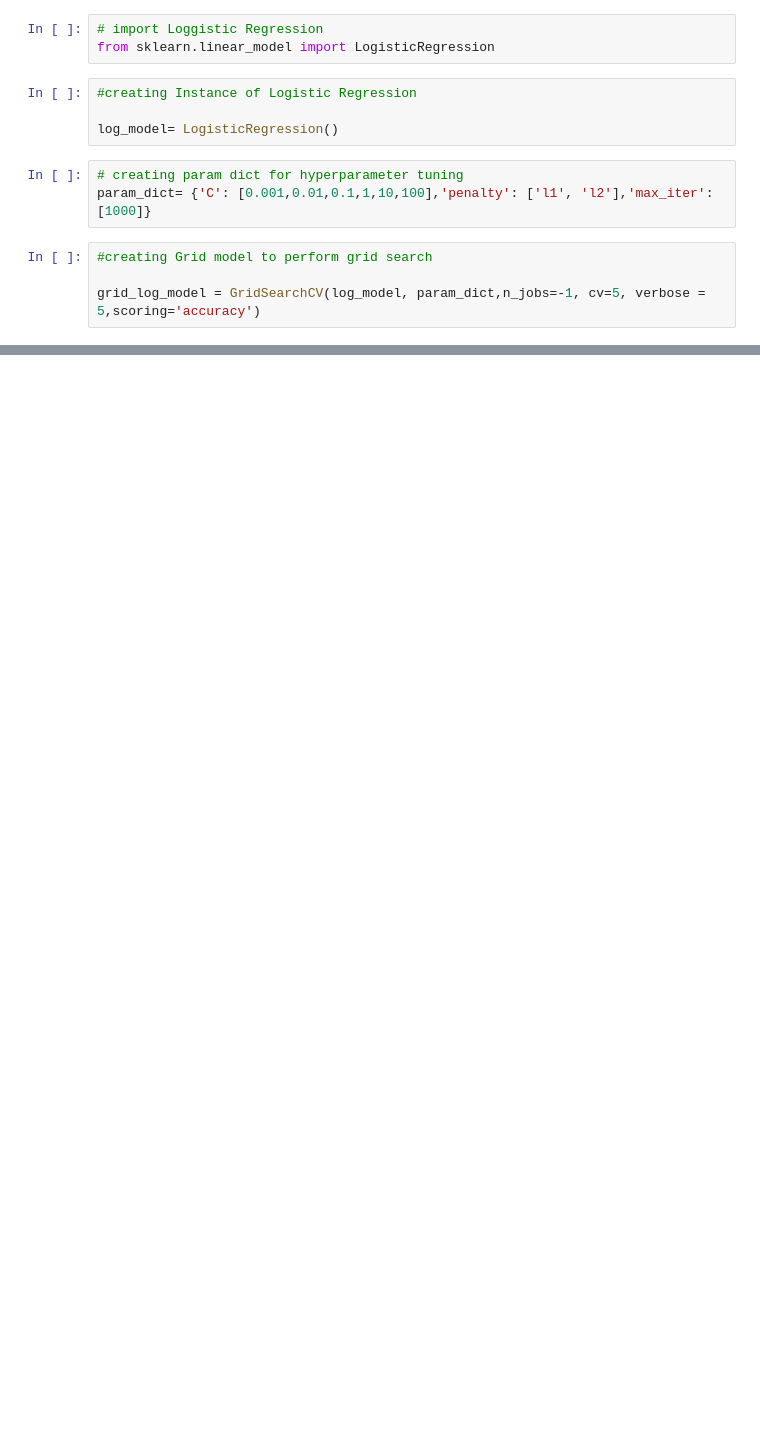
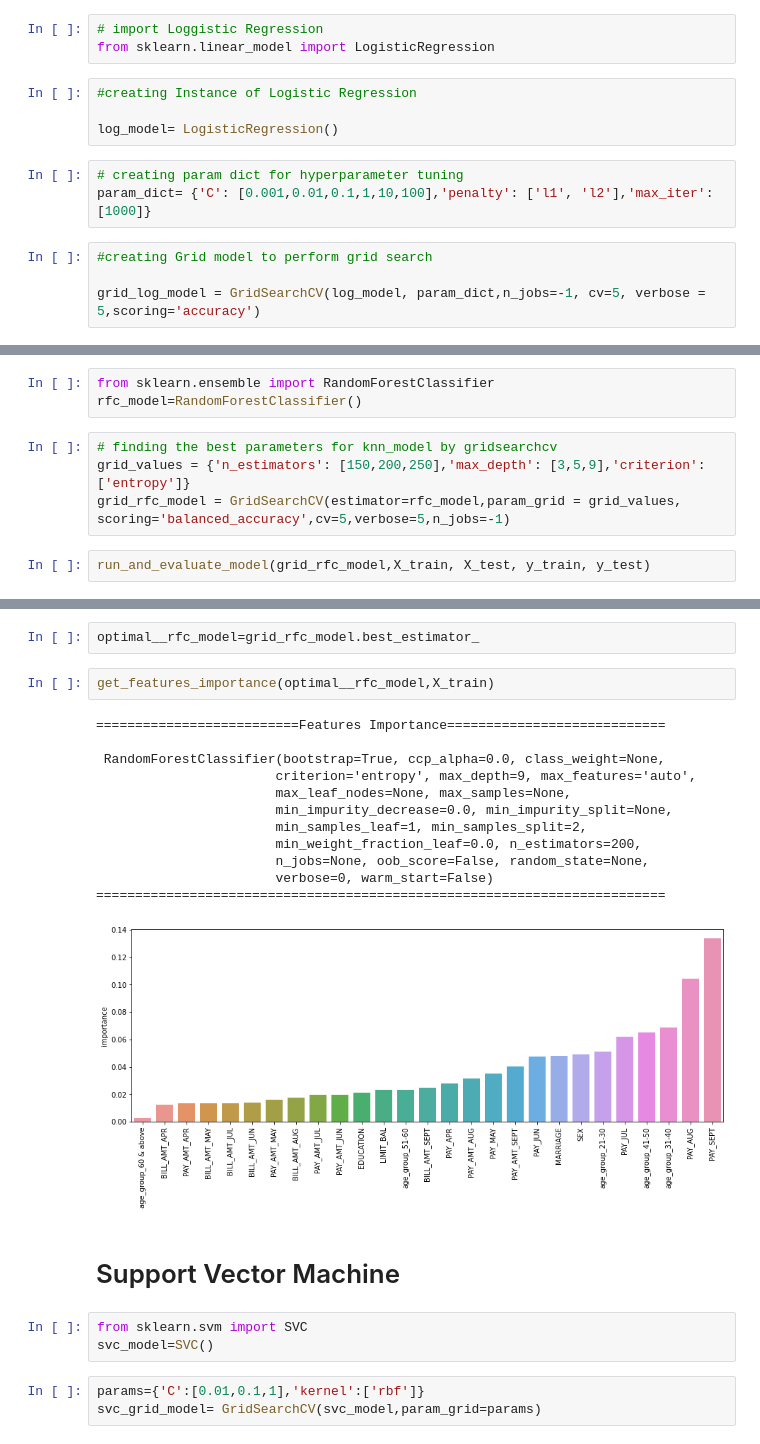
Before and after one commit to Aaryant31/Credit-Card-Default-Prediction, a Jupyter notebook: Rahul_kumar_soni_Credit_Card_Default_Prediction_Capstone_Project.ipynb, the cells around one changed output, grey strips where cells are left out. Drawn from its saved outputs; the diff is of its cells as text; blank space fills up the shorter version.

```diff
--- a/Rahul_kumar_soni_Credit_Card_Default_Prediction_Capstone_Project.ipynb
+++ b/Rahul_kumar_soni_Credit_Card_Default_Prediction_Capstone_Project.ipynb
@@ -694,0 +781,9 @@ the auc  is  0.8187989244620063
+# %%
+from sklearn.ensemble import RandomForestClassifier
+rfc_model=RandomForestClassifier()
+# %%
+# finding the best parameters for knn_model by gridsearchcv
+grid_values = {'n_estimators': [150,200,250],'max_depth': [3,5,9],'criterion': ['entropy']}
+grid_rfc_model = GridSearchCV(estimator=rfc_model,param_grid = grid_values, scoring='balanced_accuracy',cv=5,verbose=5,n_jobs=-1)
+# %%
+run_and_evaluate_model(grid_rfc_model,X_train, X_test, y_train, y_test)
@@ -694,0 +823,25 @@ the auc  is  0.8187989244620063
+# %%
+optimal__rfc_model=grid_rfc_model.best_estimator_
+# %%
+get_features_importance(optimal__rfc_model,X_train)
+# %% [output]
+==========================Features Importance============================
+
+ RandomForestClassifier(bootstrap=True, ccp_alpha=0.0, class_weight=None,
+                       criterion='entropy', max_depth=9, max_features='auto',
+                       max_leaf_nodes=None, max_samples=None,
+                       min_impurity_decrease=0.0, min_impurity_split=None,
+                       min_samples_leaf=1, min_samples_split=2,
+                       min_weight_fraction_leaf=0.0, n_estimators=200,
+                       n_jobs=None, oob_score=False, random_state=None,
+                       verbose=0, warm_start=False)
+=========================================================================
+[figure, added]
+# %% [markdown]
+# Support Vector Machine
+# %%
+from sklearn.svm import SVC
+svc_model=SVC()
+# %%
+params={'C':[0.01,0.1,1],'kernel':['rbf']}
+svc_grid_model= GridSearchCV(svc_model,param_grid=params)
```
Also changed, not shown: parts of 18 cells of this notebook.
